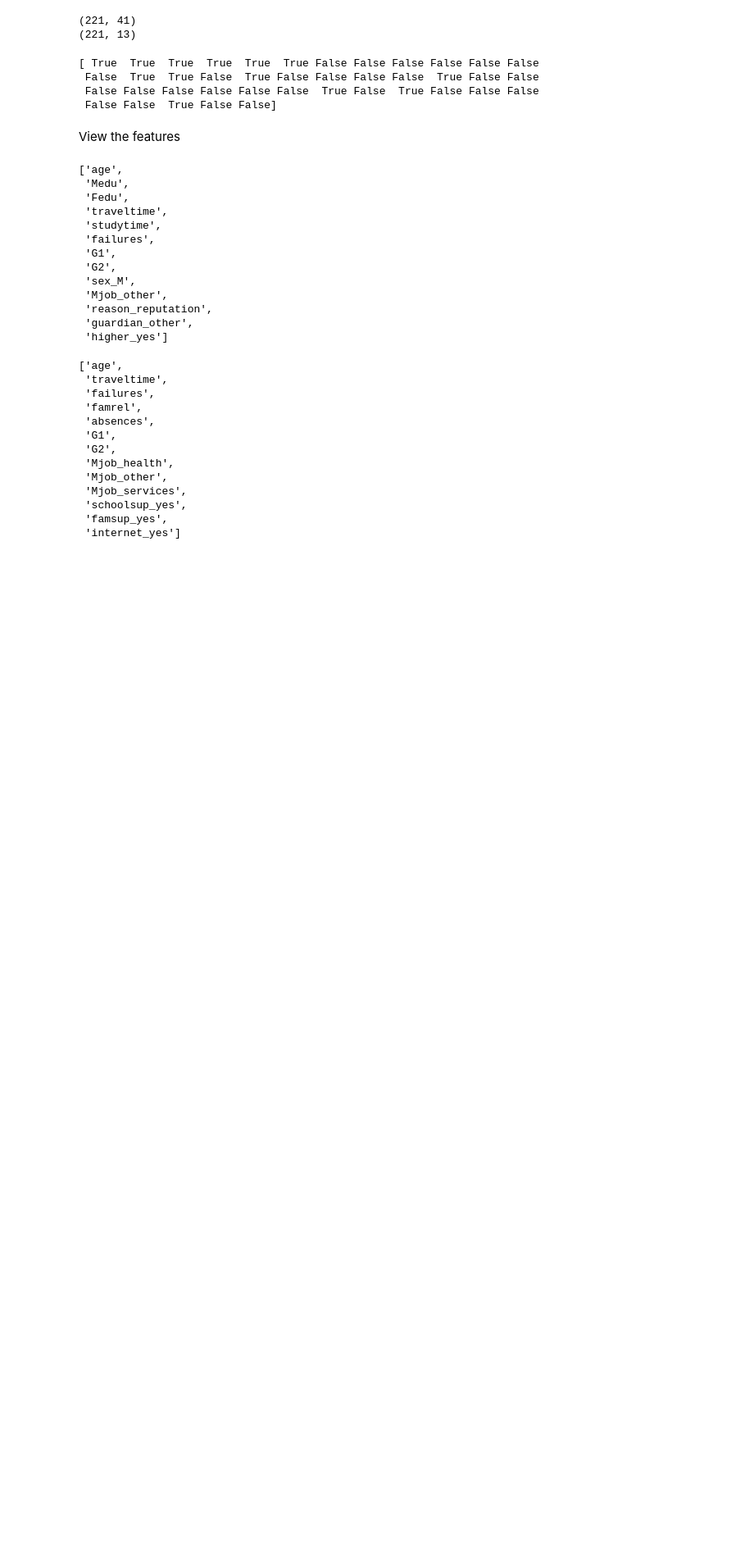
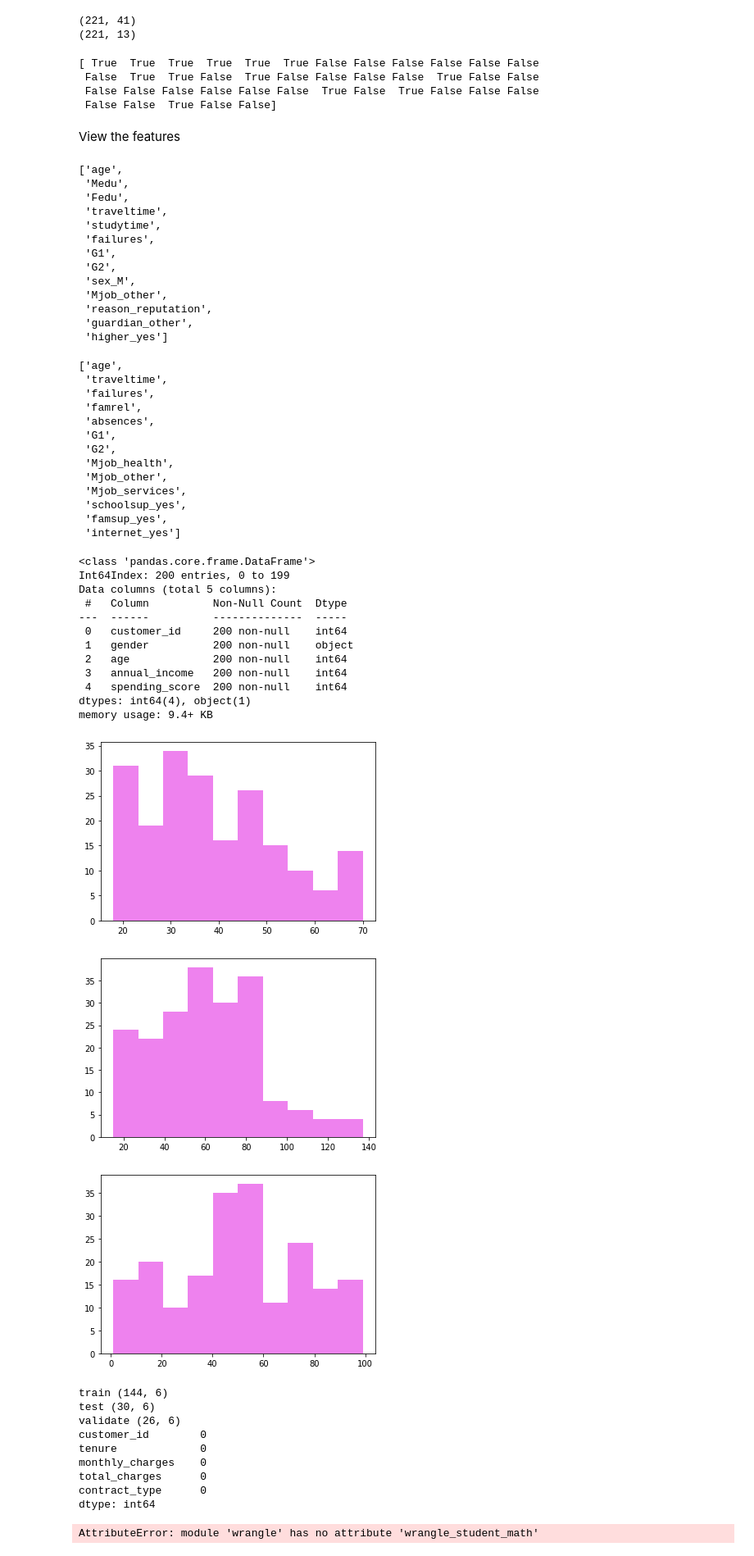
Before and after one commit to Gabby-B-B/regression-exercises, a Jupyter notebook: featuring-engineering-walkalong.ipynb, the cells around one changed output. Shown at 82% size. Drawn from its saved outputs; the diff is of its cells as text; code cells hidden in the pictures; blank space fills up the shorter version.

```diff
--- a/featuring-engineering-walkalong.ipynb
+++ b/featuring-engineering-walkalong.ipynb
@@ -243,3 +243,41 @@ X_reduced_scaled_rfe.columns.tolist()
  'schoolsup_yes',
  'famsup_yes',
  'internet_yes']
+# %%
+import pandas as pd
+import numpy as np
+import wrangle
+import warnings
+warnings.filterwarnings("ignore")
+path='../../data/student-mat.csv'
+
+df, X_train_explore, \
+    X_train_scaled, y_train, \
+    X_validate_scaled, y_validate, \
+    X_test_scaled, y_test = wrangle.wrangle_student_math(path)
+# %% [output]
+<class 'pandas.core.frame.DataFrame'>
+Int64Index: 200 entries, 0 to 199
+Data columns (total 5 columns):
+ #   Column          Non-Null Count  Dtype
+---  ------          --------------  -----
+ 0   customer_id     200 non-null    int64
+ 1   gender          200 non-null    object
+ 2   age             200 non-null    int64
+ 3   annual_income   200 non-null    int64
+ 4   spending_score  200 non-null    int64
+dtypes: int64(4), object(1)
+memory usage: 9.4+ KB
+[figure, added]
+[figure, added]
+[figure, added]
+train (144, 6)
+test (30, 6)
+validate (26, 6)
+customer_id        0
+tenure             0
+monthly_charges    0
+total_charges      0
+contract_type      0
+dtype: int64
+AttributeError: module 'wrangle' has no attribute 'wrangle_student_math'
```
Also changed, not shown: parts of 3 cells of this notebook, 3 other files.
